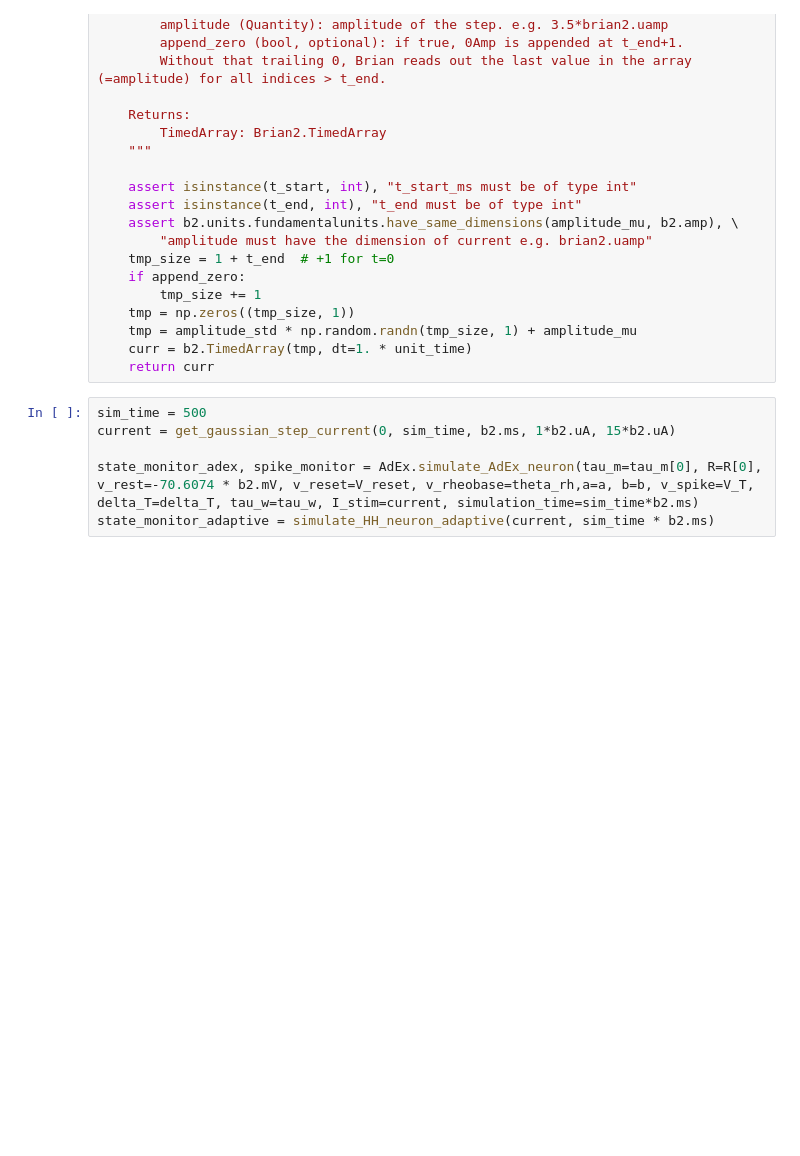
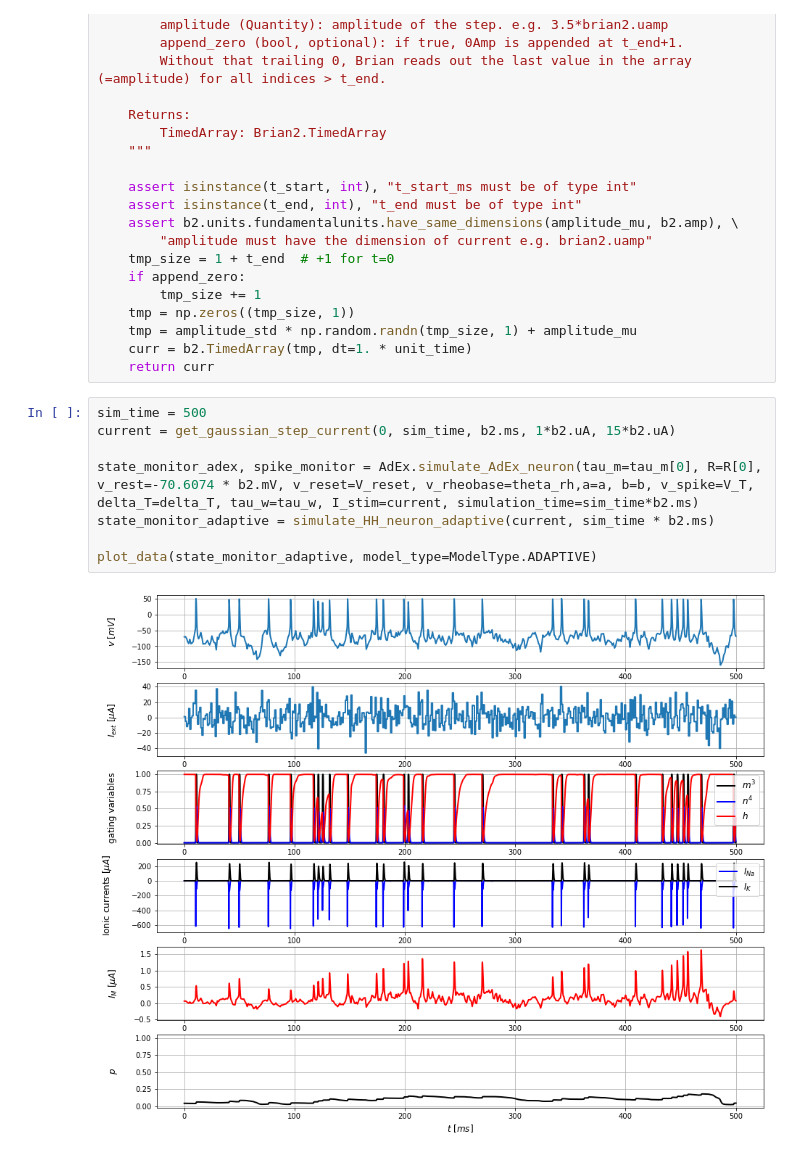
Before and after one commit to Thomas-debug-creator/SingleNeuron-HH2AdEx, a Jupyter notebook: cleaned_notebook.ipynb, the cells around one changed output. Cells and saved outputs as stored; diff of their text form; blank space fills up the shorter version.

```diff
--- a/cleaned_notebook.ipynb
+++ b/cleaned_notebook.ipynb
@@ -1172,7 +1173,11 @@ def get_gaussian_step_current(t_start, t_end, unit_time, amplitude_mu, amplitude
 # %%
 sim_time = 500
 current = get_gaussian_step_current(0, sim_time, b2.ms, 1*b2.uA, 15*b2.uA)
 
 state_monitor_adex, spike_monitor = AdEx.simulate_AdEx_neuron(tau_m=tau_m[0], R=R[0], v_rest=-70.6074 * b2.mV, v_reset=V_reset, v_rheobase=theta_rh,a=a, b=b, v_spike=V_T, delta_T=delta_T, tau_w=tau_w, I_stim=current, simulation_time=sim_time*b2.ms)
 state_monitor_adaptive = simulate_HH_neuron_adaptive(current, sim_time * b2.ms)
+
+plot_data(state_monitor_adaptive, model_type=ModelType.ADAPTIVE)
+# %% [output]
+[figure, added]
 # %%
```
Also changed, not shown: parts of 6 cells of this notebook, 4 other files.
